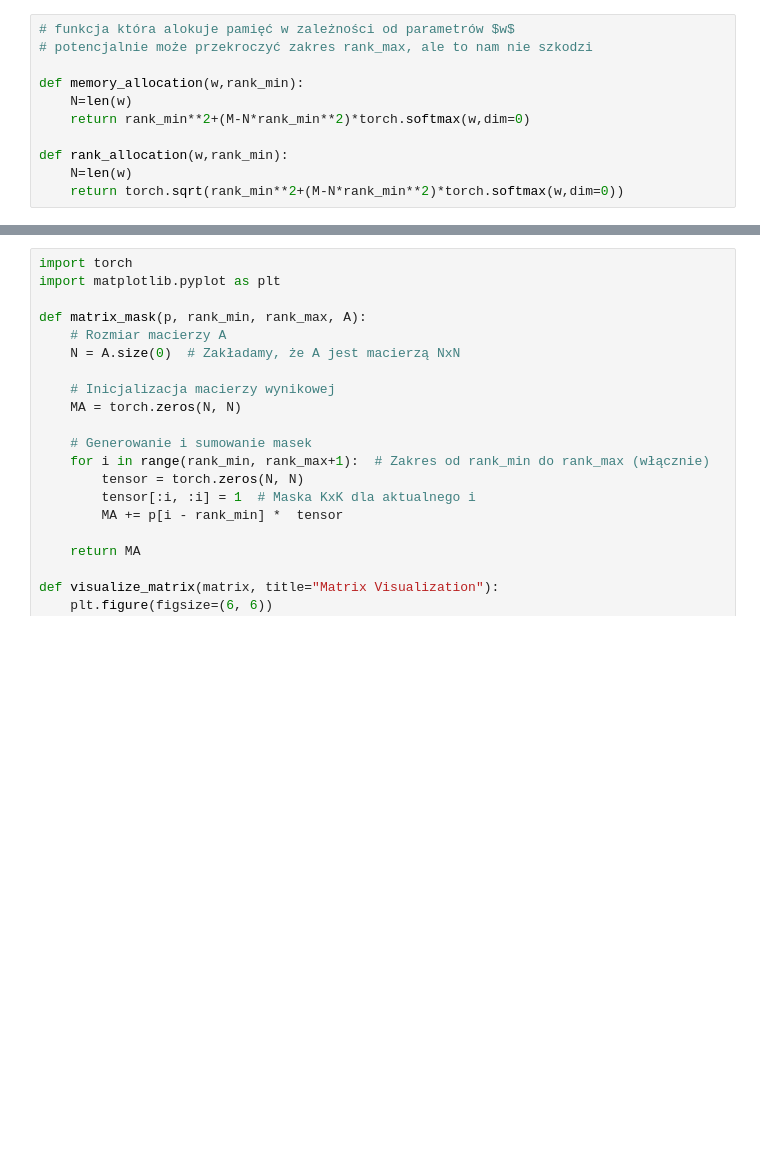
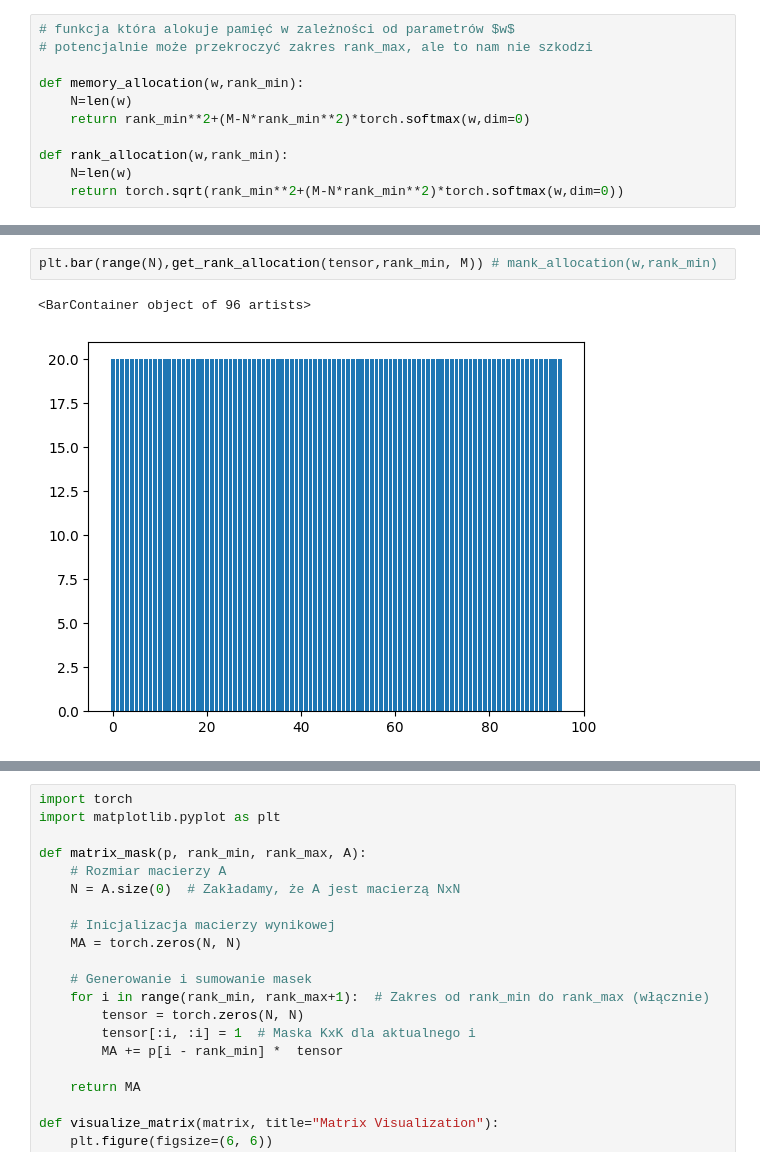
Before and after one commit to mallahova/loraxs, a Jupyter notebook: tasks/adaptive_rank_allocation/lora-xs.ipynb, the cells around one changed output, grey strips where cells are left out. Saved outputs shown, nothing was run; the diff lists cells and outputs as text; blank space fills up the shorter version.

```diff
--- a/tasks/adaptive_rank_allocation/lora-xs.ipynb
+++ b/tasks/adaptive_rank_allocation/lora-xs.ipynb
@@ -28,0 +47,5 @@ tensor([5.3304, 5.3793, 6.5307])
+# %%
+plt.bar(range(N),get_rank_allocation(tensor,rank_min, M)) # mank_allocation(w,rank_min)
+# %% [output]
+<BarContainer object of 96 artists>
+[figure, added]
```
Also changed, not shown: parts of 12 cells of this notebook, 4 other files.
